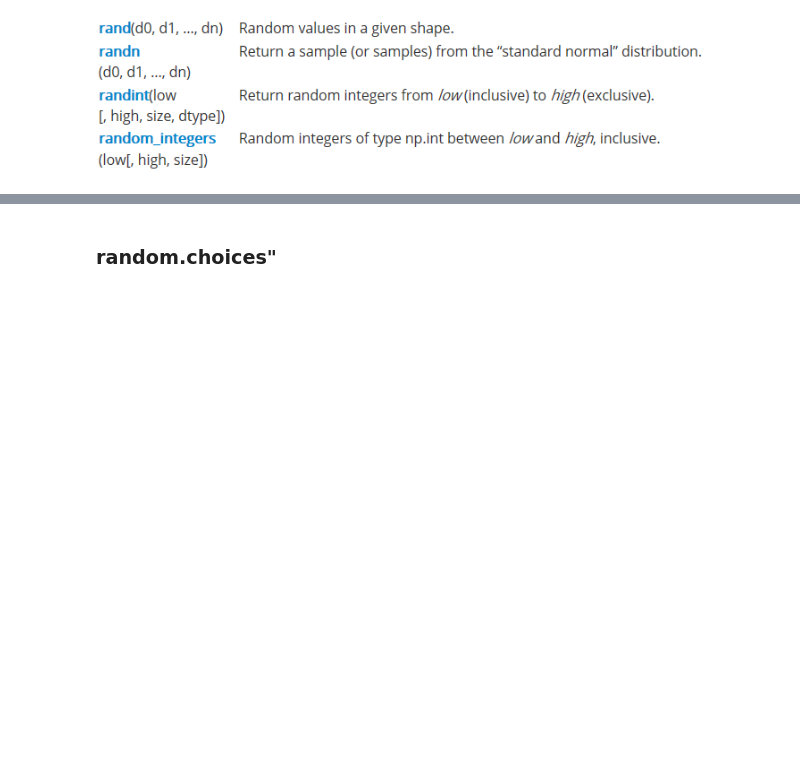
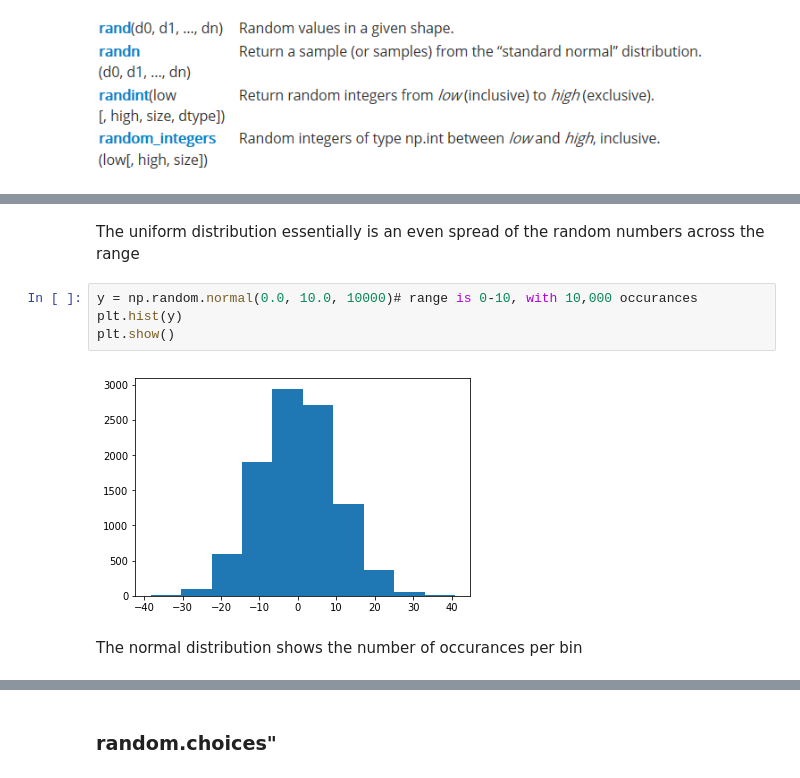
Before and after one commit to JohnONeillGMIT/ProgrammingforDataAnalysisS2Assignment, a Jupyter notebook: Assignment numpy.random.ipynb, the cells around one changed output, grey strips where cells are left out. Drawn from its saved outputs; the diff is of its cells as text; blank space fills up the shorter version.

```diff
--- a/Assignment numpy.random.ipynb
+++ b/Assignment numpy.random.ipynb
@@ -83,3 +94,13 @@ np.random.uniform(2,5) #returns floating point value between 2 and 5
+# %% [markdown]
+The uniform distribution essentially is an even spread of the random numbers across the range
+# %%
+y = np.random.normal(0.0, 10.0, 10000)# range is 0-10, with 10,000 occurances
+plt.hist(y)
+plt.show()
+# %% [output]
+[figure, added]
+# %% [markdown]
+The normal distribution shows the number of occurances per bin
 # %%
 np.random.randint(0,10) #returns a random integer from 1 to 10 (including 10)
 # %% [output]
```
Also changed, not shown: parts of 26 cells of this notebook.
